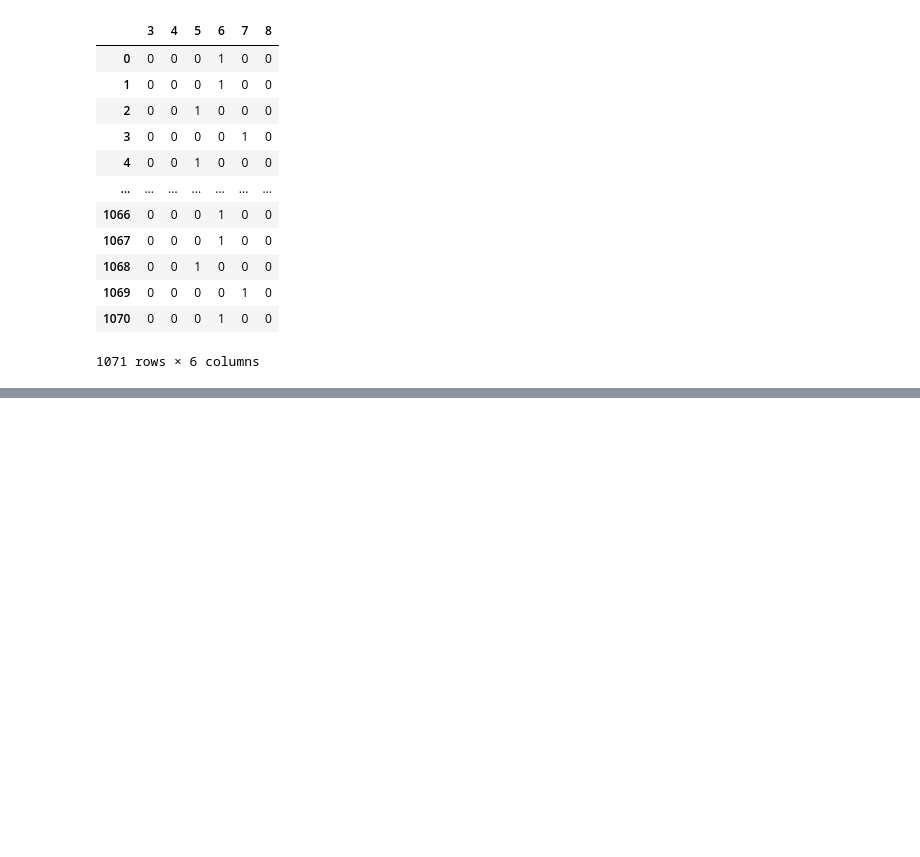
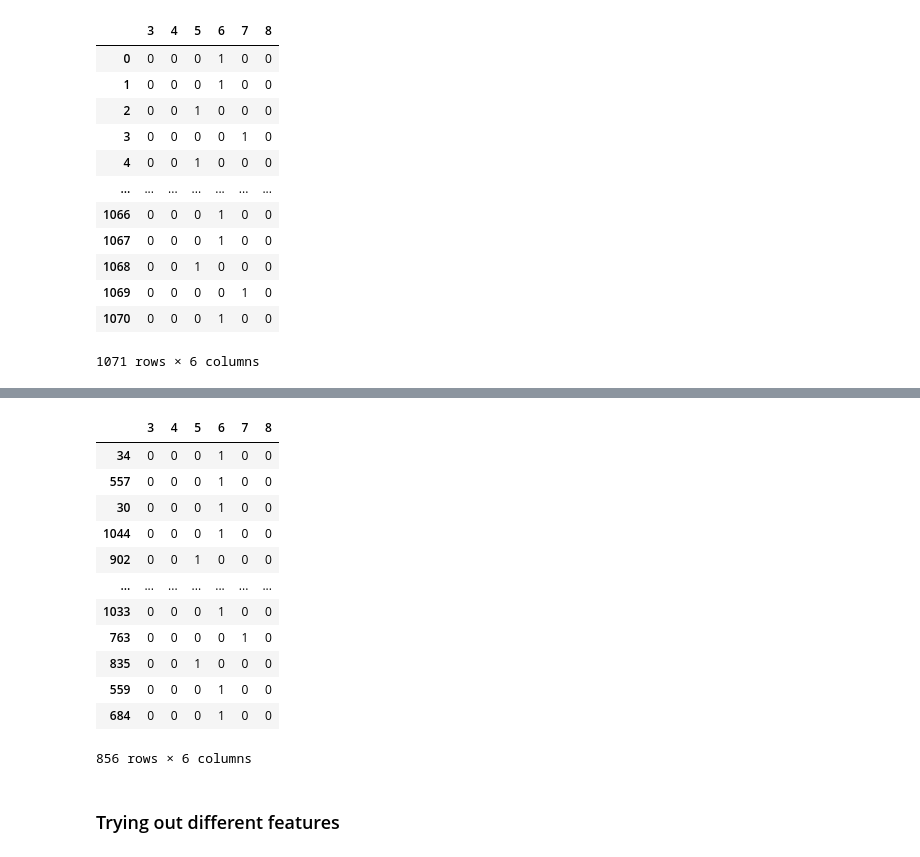
Before and after one commit to jdeguzman4/ML-Mini-Project, a Jupyter notebook: notebooks/Feature Relevance.ipynb, the cells around one changed output, grey strips where cells are left out. Drawn from its saved outputs; the diff is of its cells as text; code cells hidden in the pictures; blank space fills up the shorter version.

```diff
--- a/notebooks/Feature Relevance.ipynb
+++ b/notebooks/Feature Relevance.ipynb
@@ -50,9 +53,9 @@ sns.heatmap(redwine_df.corr(), cmap="Greens")
 # %%
 drop_features = ["citric acid", "density", "free sulfur dioxide"]
 
-redwine_df.drop(drop_features, inplace=True, axis=1)
+redwine_df_0 = redwine_df.drop(drop_features, axis=1)
 
-redwine_df
+redwine_df_0
 # %% [output]
 |  | fixed acidity | volatile acidity | residual sugar | chlorides | total sulfur dioxide | pH | sulphates | ... |
 | 0 | 0.690265 | 0.157534 | 0.116438 | 0.111853 | 0.222615 | 0.299213 | 0.251497 | ... |
@@ -68,7 +71,7 @@ redwine_df
 | 1070 | 0.106195 | 0.116438 | 0.054795 | 0.085142 | 0.017668 | 0.511811 | 0.125749 | ... |
 1071 rows × 9 columns
 # %%
-x_relevant = redwine_df.iloc[:,:-1]
+x_relevant = redwine_df_0.iloc[:,:-1]
 x_relevant
 # %% [output]
 |  | fixed acidity | volatile acidity | residual sugar | chlorides | total sulfur dioxide | pH | sulphates | ... |
@@ -123,0 +147,18 @@ Relevant f1 score: 0.22903639570306236
+# %%
+y_train_1
+# %% [output]
+|  | 3 | 4 | 5 | 6 | 7 | 8 |
+| 34 | 0 | 0 | 0 | 1 | 0 | 0 |
+| 557 | 0 | 0 | 0 | 1 | 0 | 0 |
+| 30 | 0 | 0 | 0 | 1 | 0 | 0 |
+| 1044 | 0 | 0 | 0 | 1 | 0 | 0 |
+| 902 | 0 | 0 | 1 | 0 | 0 | 0 |
+| ... | ... | ... | ... | ... | ... | ... |
+| 1033 | 0 | 0 | 0 | 1 | 0 | 0 |
+| 763 | 0 | 0 | 0 | 0 | 1 | 0 |
+| 835 | 0 | 0 | 1 | 0 | 0 | 0 |
+| 559 | 0 | 0 | 0 | 1 | 0 | 0 |
+| 684 | 0 | 0 | 0 | 1 | 0 | 0 |
+856 rows × 6 columns
+# %% [markdown]
+### Trying out different features
```
Also changed, not shown: parts of 7 cells of this notebook.
